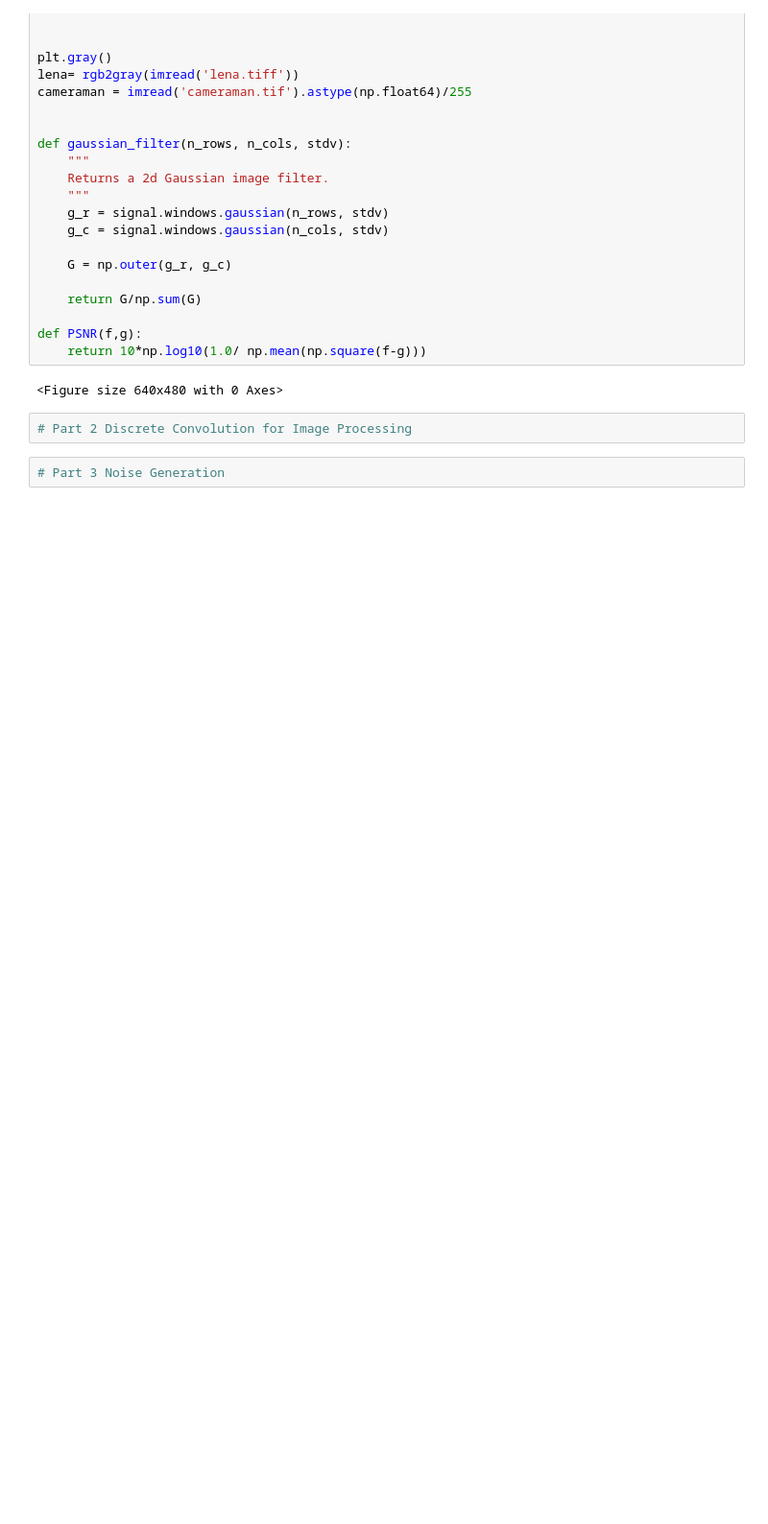
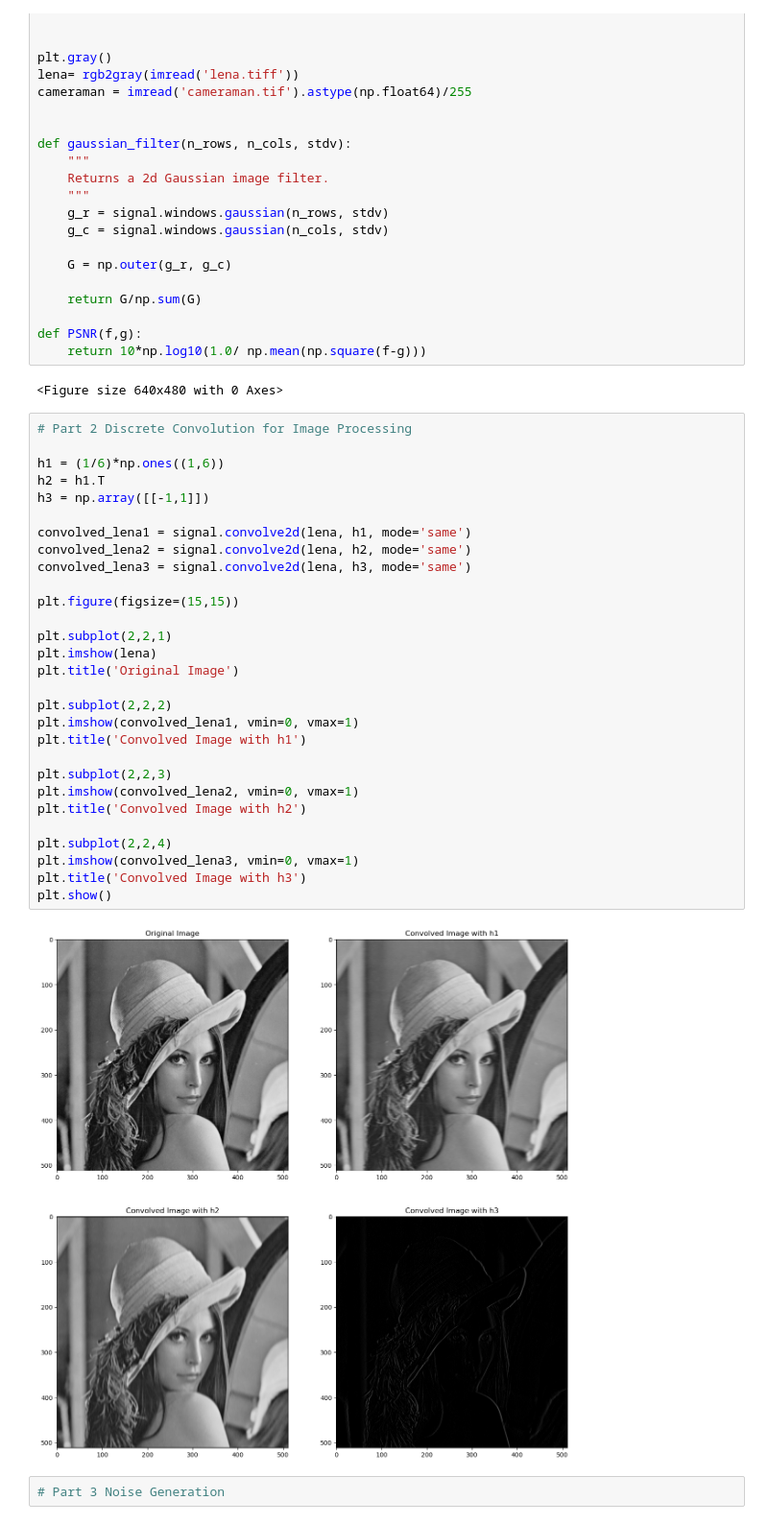
Before and after one commit to ronhyman/imageprocessing, a Jupyter notebook: Lab 2/template.ipynb, the cells around one changed output. Shown at 96% size. Saved outputs shown, nothing was run; the diff lists cells and outputs as text; blank space fills up the shorter version.

```diff
--- a/Lab 2/template.ipynb
+++ b/Lab 2/template.ipynb
@@ -31,5 +31,34 @@ def PSNR(f,g):
 <Figure size 640x480 with 0 Axes>
 # %%
 # Part 2 Discrete Convolution for Image Processing
+
+h1 = (1/6)*np.ones((1,6))
+h2 = h1.T
+h3 = np.array([[-1,1]])
+
+convolved_lena1 = signal.convolve2d(lena, h1, mode='same')
+convolved_lena2 = signal.convolve2d(lena, h2, mode='same')
+convolved_lena3 = signal.convolve2d(lena, h3, mode='same')
+
+plt.figure(figsize=(15,15))
+
+plt.subplot(2,2,1)
+plt.imshow(lena)
+plt.title('Original Image')
+
+plt.subplot(2,2,2)
+plt.imshow(convolved_lena1, vmin=0, vmax=1)
+plt.title('Convolved Image with h1')
+
+plt.subplot(2,2,3)
+plt.imshow(convolved_lena2, vmin=0, vmax=1)
+plt.title('Convolved Image with h2')
+
+plt.subplot(2,2,4)
+plt.imshow(convolved_lena3, vmin=0, vmax=1)
+plt.title('Convolved Image with h3')
+plt.show()
+# %% [output]
+[figure, added]
 # %%
 # Part 3 Noise Generation
```
